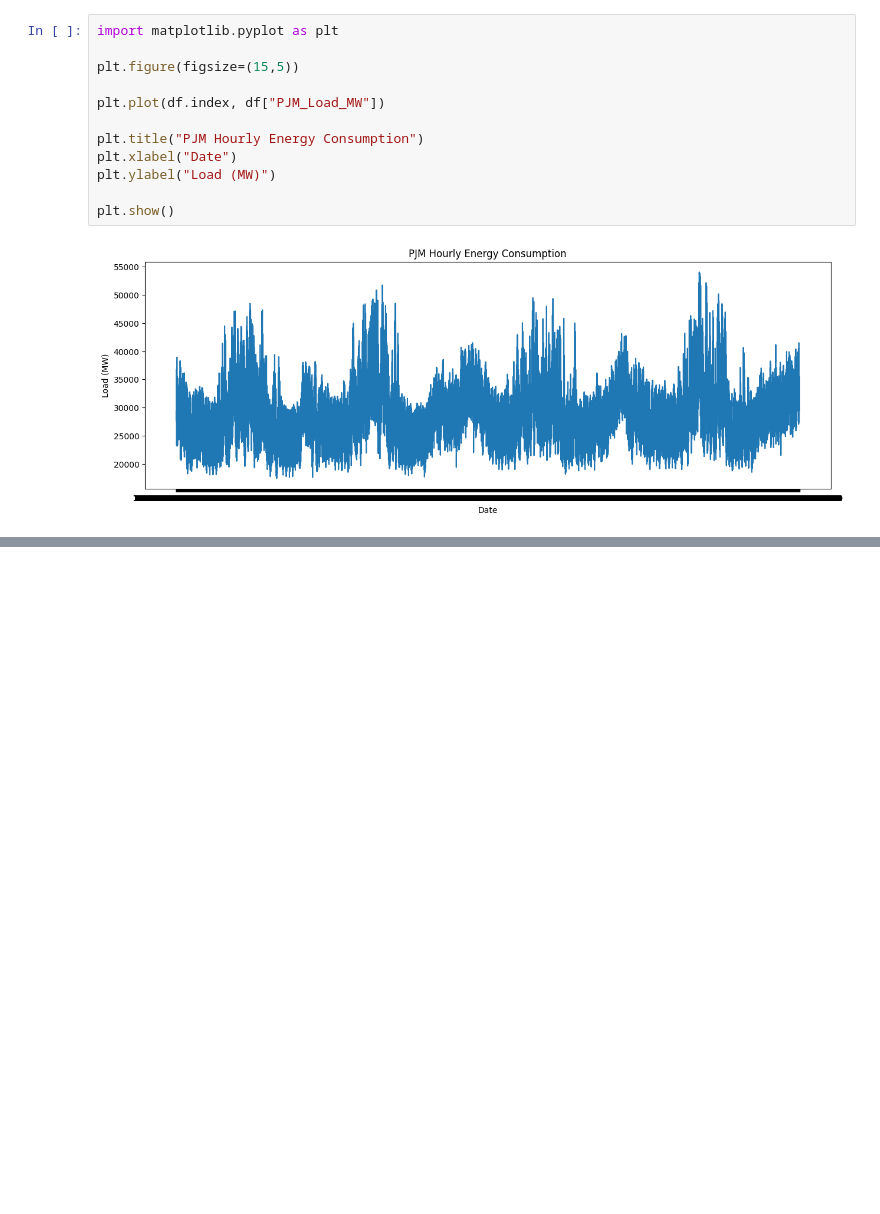
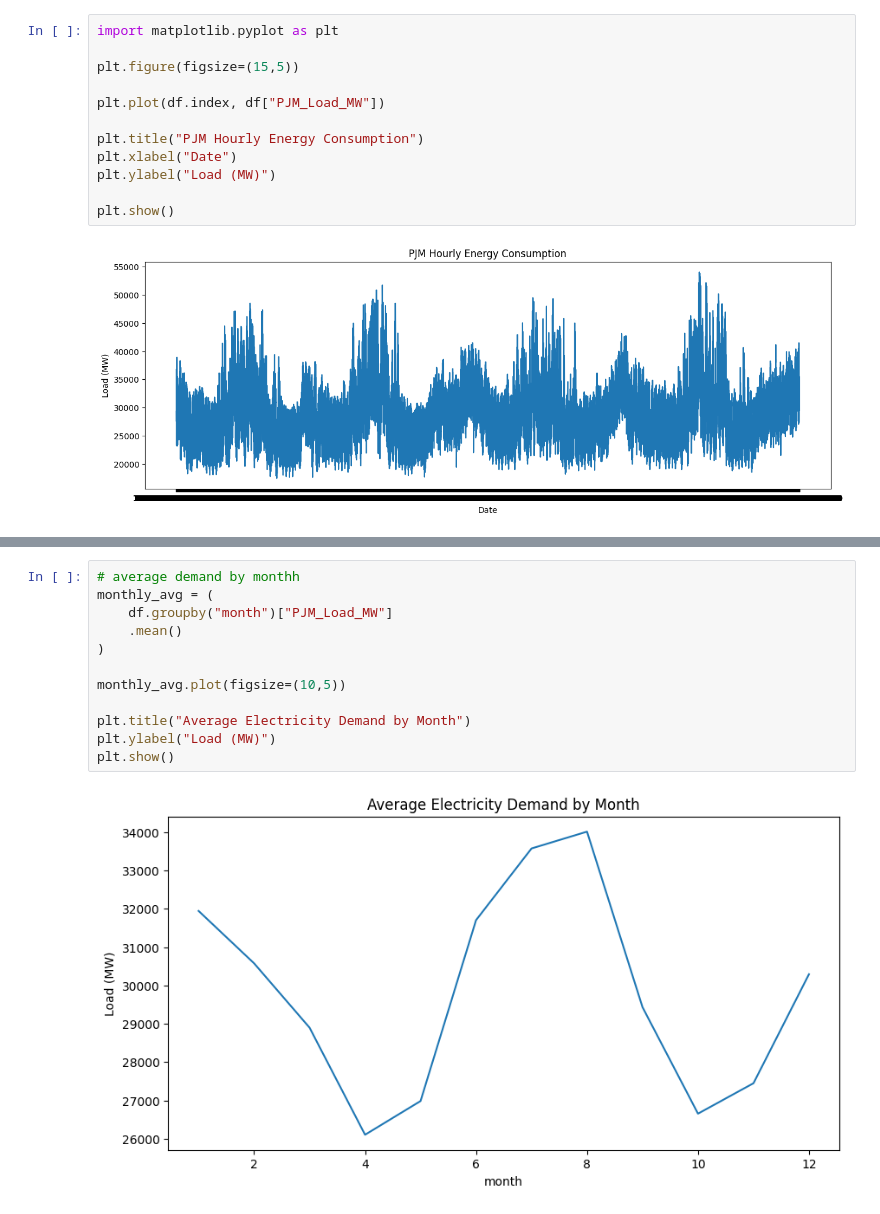
Before and after one commit to esinam-kekele/ghana-energy-demand-forecast, a Jupyter notebook: src/train.ipynb, the cells around one changed output, grey strips where cells are left out. Cells and saved outputs as stored; diff of their text form; blank space fills up the shorter version.

```diff
--- a/src/train.ipynb
+++ b/src/train.ipynb
@@ -147,0 +199,14 @@ plt.show()
+# %%
+# average demand by monthh
+monthly_avg = (
+    df.groupby("month")["PJM_Load_MW"]
+    .mean()
+)
+
+monthly_avg.plot(figsize=(10,5))
+
+plt.title("Average Electricity Demand by Month")
+plt.ylabel("Load (MW)")
+plt.show()
+# %% [output]
+[figure, added]
```
Also changed, not shown: parts of 9 cells of this notebook.
